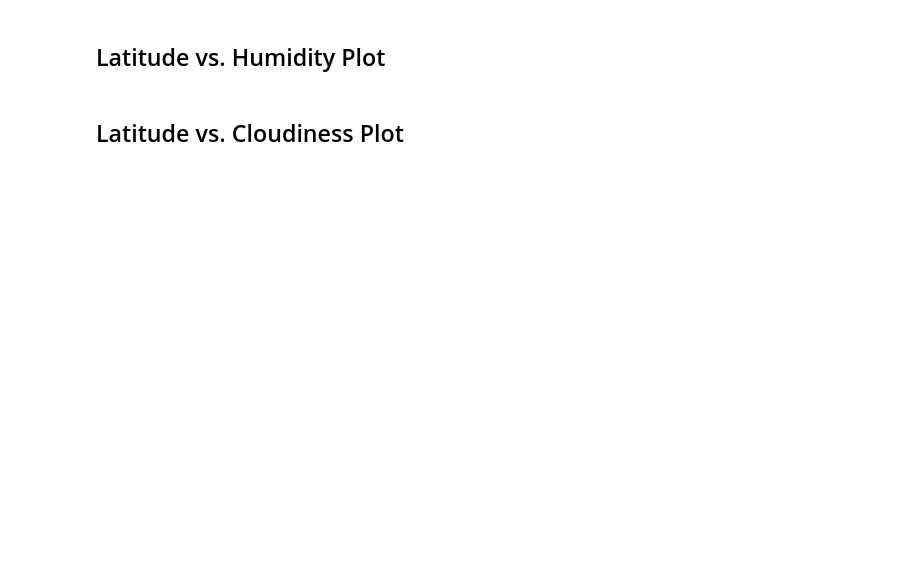
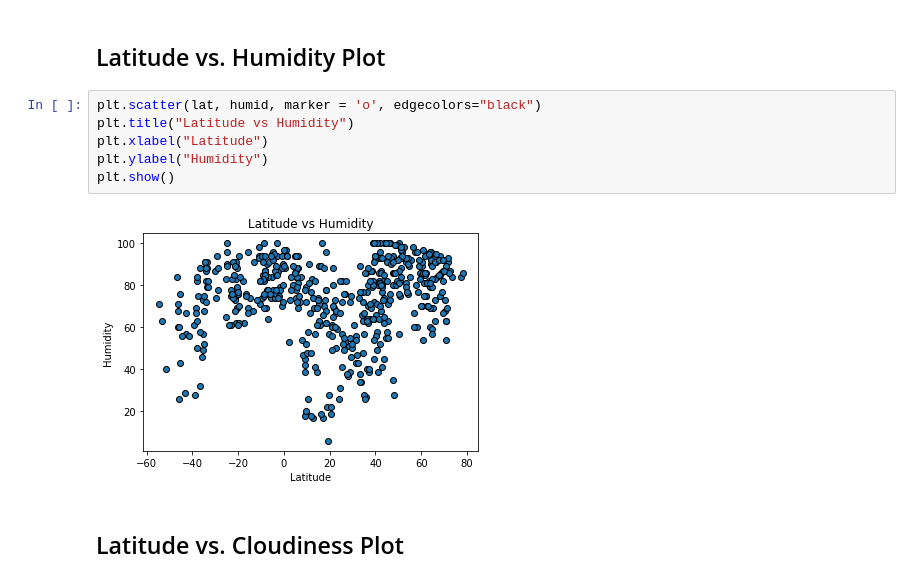
Before and after one commit to CChaussee/Python_API, a Jupyter notebook: WeatherPy/WeatherPy.ipynb, the cells around one changed output. Saved outputs shown, nothing was run; the diff lists cells and outputs as text; blank space fills up the shorter version.

```diff
--- a/WeatherPy/WeatherPy.ipynb
+++ b/WeatherPy/WeatherPy.ipynb
@@ -154,4 +165,12 @@ Skip this step if there are no cities that have humidity > 100%.
 # %% [markdown]
 ## Latitude vs. Humidity Plot
+# %%
+plt.scatter(lat, humid, marker = 'o', edgecolors="black")
+plt.title("Latitude vs Humidity")
+plt.xlabel("Latitude")
+plt.ylabel("Humidity")
+plt.show()
+# %% [output]
+[figure, added]
 # %% [markdown]
 ## Latitude vs. Cloudiness Plot
```
Also changed, not shown: parts of 6 cells of this notebook.
